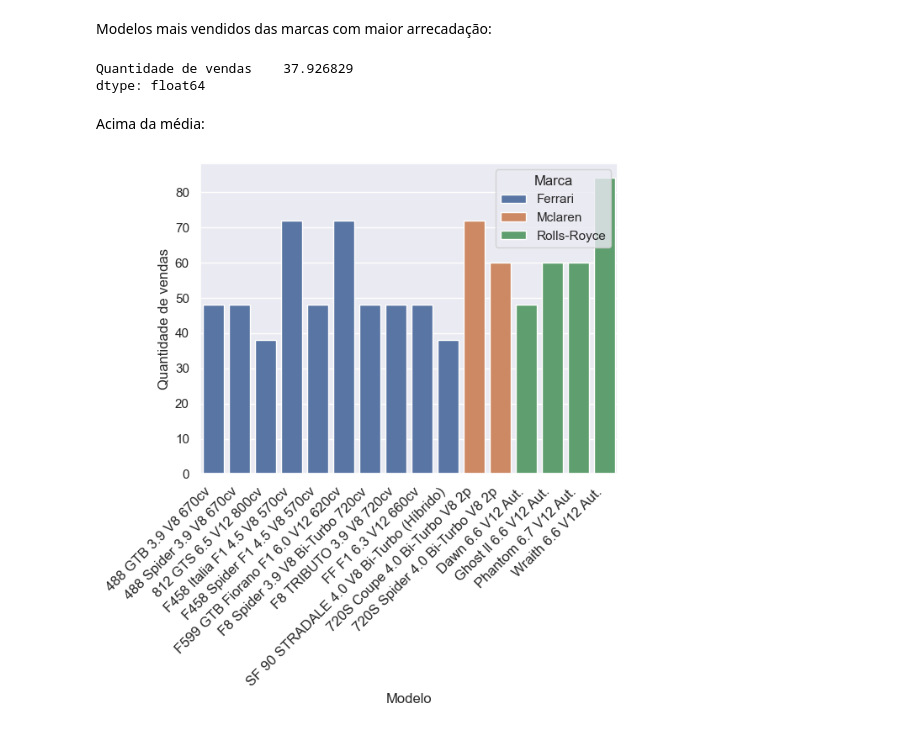
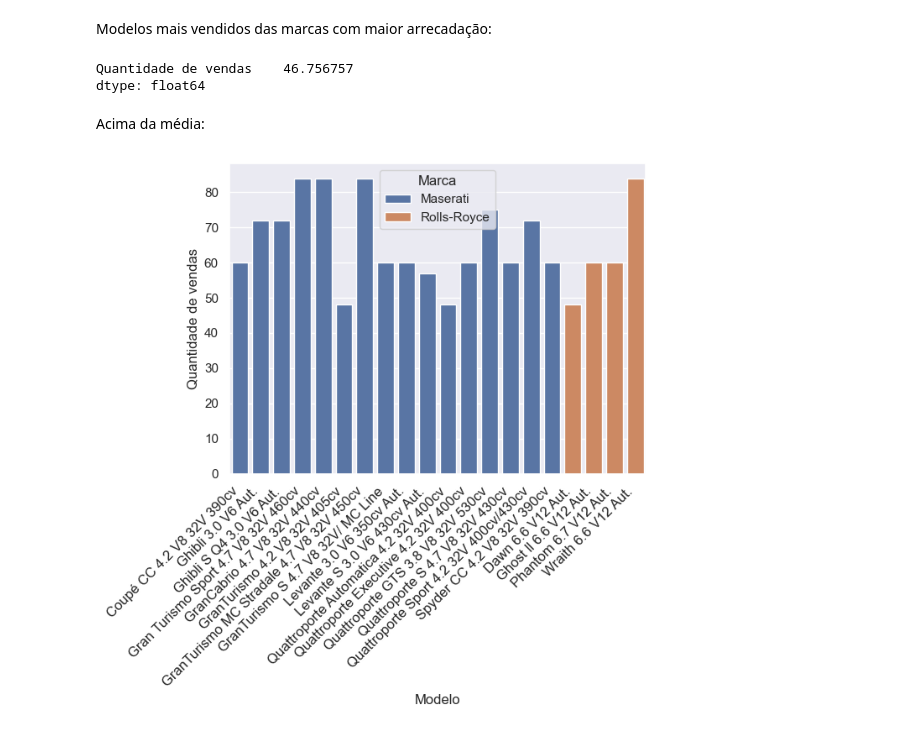
Before and after one commit to Francis3and7/Trabalho-an-lise-de-dados, a Jupyter notebook: TrabAnlysis.ipynb, the cells around one changed output. Drawn from its saved outputs; the diff is of its cells as text; code cells hidden in the pictures.

```diff
--- a/TrabAnlysis.ipynb
+++ b/TrabAnlysis.ipynb
@@ -26,6 +26,6 @@ dados.head()
 # %% [markdown]
 Renomeando tabelas para facilitar visualização:
 # %%
-dados.rename(columns={'year_of_reference' : 'Ano_de_referência' , 'month_of_reference' : 'Mês_de_referencia' , 'fipe code' : "Código_fipe", 'authentication':'Autenticação', 'brand':'Marca','model':'Modelo', 'fuel':'Combustível', 'gear':'Câmbio', 'engine_size':'Tipo_de_motor', 'year_model':'Ano_do_Modelo', 'avg_price_brl':'Preço', 'age_years':'Tempo_em_anos'},inplace=True)
+dados.rename(columns={'year_of_reference' : 'Ano_de_referência' , 'month_of_reference' : 'Mês_de_referencia' , 'fipe_code' : 'Código_fipe', 'authentication':'Autenticação', 'brand':'Marca','model':'Modelo', 'fuel':'Combustível', 'gear':'Câmbio', 'engine_size':'Tipo_de_motor', 'year_model':'Ano_do_Modelo', 'avg_price_brl':'Preço', 'age_years':'Tempo_em_anos'},inplace=True)
 dados.head()
 # %% [output]
@@ -189,21 +189,21 @@ for label in g.get_xticklabels():
 Modelos mais vendidos das marcas com maior arrecadação:
 # %%
 LuxoMaisVendidos = dados.loc[:,['Modelo','Preço','Marca']]
-lista = ['Ferrari','Mclaren','Rolls-Royce']
+lista = ['Maserati','Rolls-Royce']
 LuxoMaisVendidos = LuxoMaisVendidos[LuxoMaisVendidos['Marca'].isin(lista)]
 LuxoMaisVendidos = LuxoMaisVendidos.groupby(['Marca','Modelo'],as_index=False).agg({'Preço':'count'}).rename(columns={'Preço':'Quantidade de vendas'})
 LuxoMaisVendidos.agg({'Quantidade de vendas':'mean'})
 # %% [output]
-Quantidade de vendas    37.926829
+Quantidade de vendas    46.756757
 dtype: float64
 # %% [markdown]
 Acima da média:
 # %%
-LuxoMaisVendidos = LuxoMaisVendidos[LuxoMaisVendidos['Quantidade de vendas']>37]
+LuxoMaisVendidos = LuxoMaisVendidos[LuxoMaisVendidos['Quantidade de vendas']>46]
 g = sns.barplot(data=LuxoMaisVendidos, x='Modelo',y='Quantidade de vendas',hue='Marca')
 for label in g.get_xticklabels():
    label.set_rotation(45)
    label.set_fontsize(12)
    label.set_horizontalalignment('right')
 # %% [output]
-[figure, old version]
+[figure, new version]
```
Also changed, not shown: parts of 3 cells of this notebook, 2 other files.
